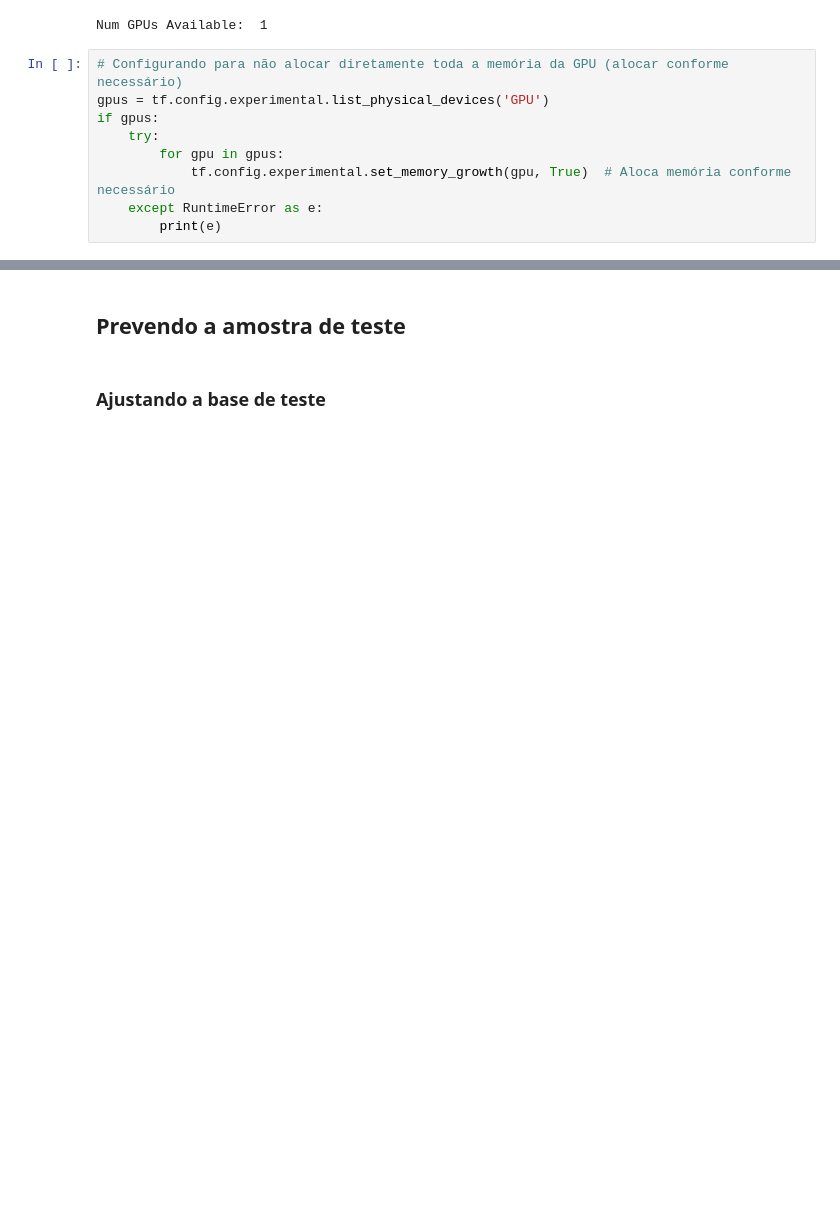
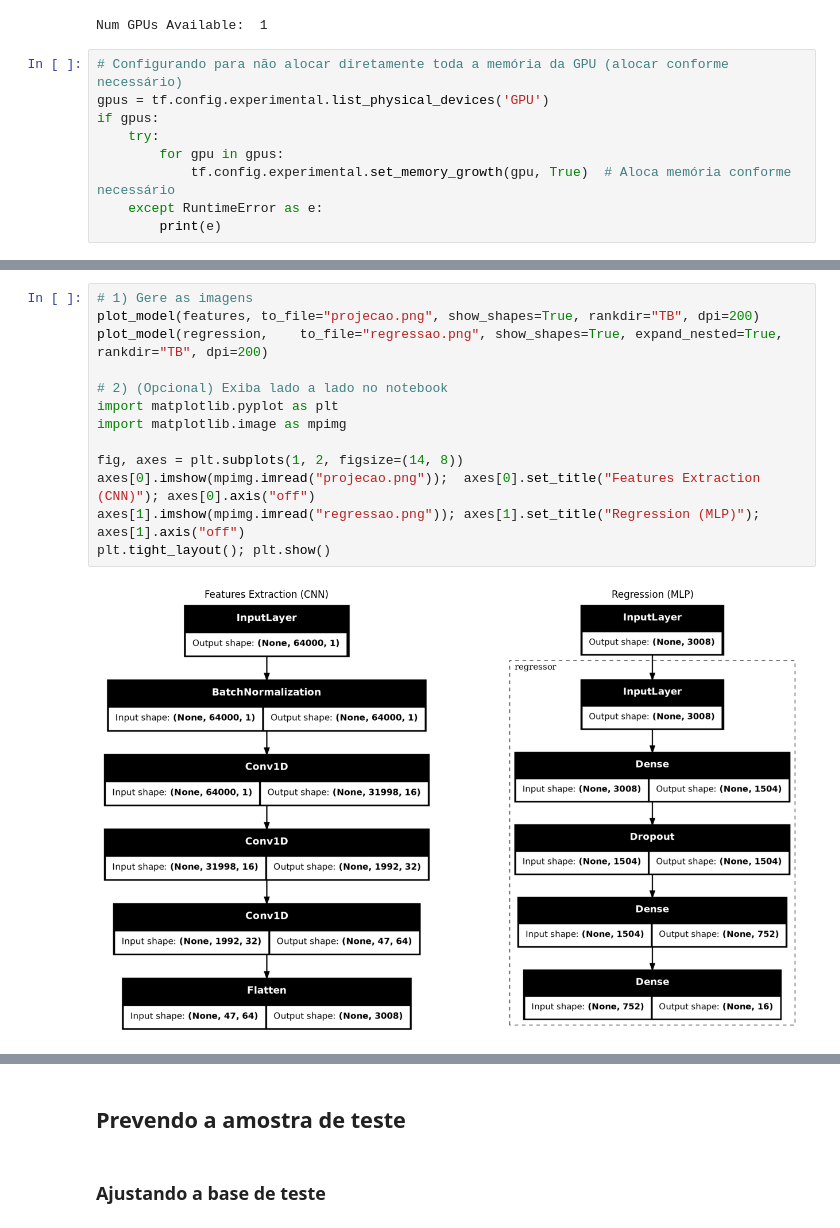
Before and after one commit to sergiorochasilva/fmsynth, a Jupyter notebook: model_conv_1_sec_v1_0.ipynb, the cells around one changed output, grey strips where cells are left out. Drawn from its saved outputs; the diff is of its cells as text; blank space fills up the shorter version.

```diff
--- a/model_conv_1_sec_v1_0.ipynb
+++ b/model_conv_1_sec_v1_0.ipynb
@@ -307,3 +307,18 @@ I0000 00:00:1758082340.693099  121987 gpu_device.cc:2019] Created device /job:lo
+# %%
+# 1) Gere as imagens
+plot_model(features, to_file="projecao.png", show_shapes=True, rankdir="TB", dpi=200)
+plot_model(regression,    to_file="regressao.png", show_shapes=True, expand_nested=True, rankdir="TB", dpi=200)
+
+# 2) (Opcional) Exiba lado a lado no notebook
+import matplotlib.pyplot as plt
+import matplotlib.image as mpimg
+
+fig, axes = plt.subplots(1, 2, figsize=(14, 8))
+axes[0].imshow(mpimg.imread("projecao.png"));  axes[0].set_title("Features Extraction (CNN)"); axes[0].axis("off")
+axes[1].imshow(mpimg.imread("regressao.png")); axes[1].set_title("Regression (MLP)"); axes[1].axis("off")
+plt.tight_layout(); plt.show()
+# %% [output]
+[figure, added]
 # %%
 # Callback para recuperar o melhor peso, e parar quando ficar três épocas sem melhora
 callback = tf.keras.callbacks.EarlyStopping(monitor='val_loss', patience=10, restore_best_weights=True)
```
Also changed, not shown: parts of 8 cells of this notebook, 12 other files.
